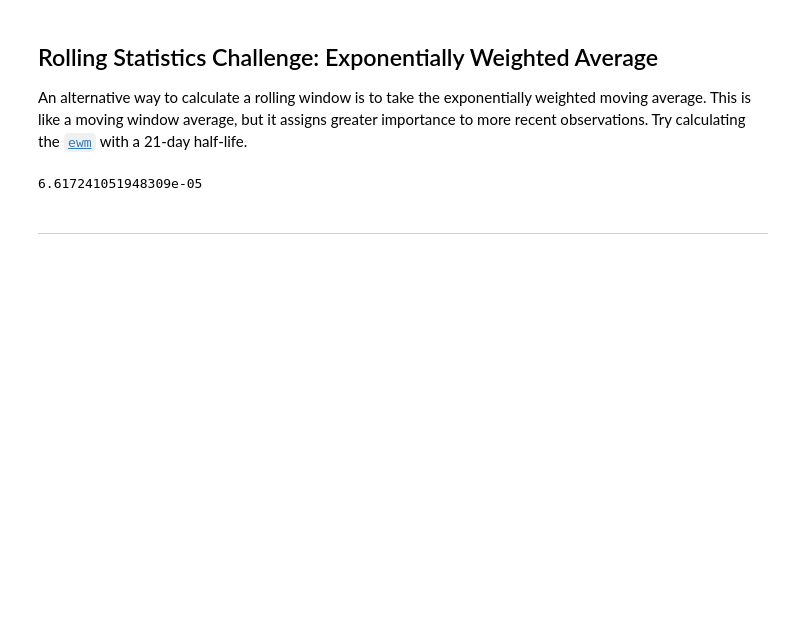
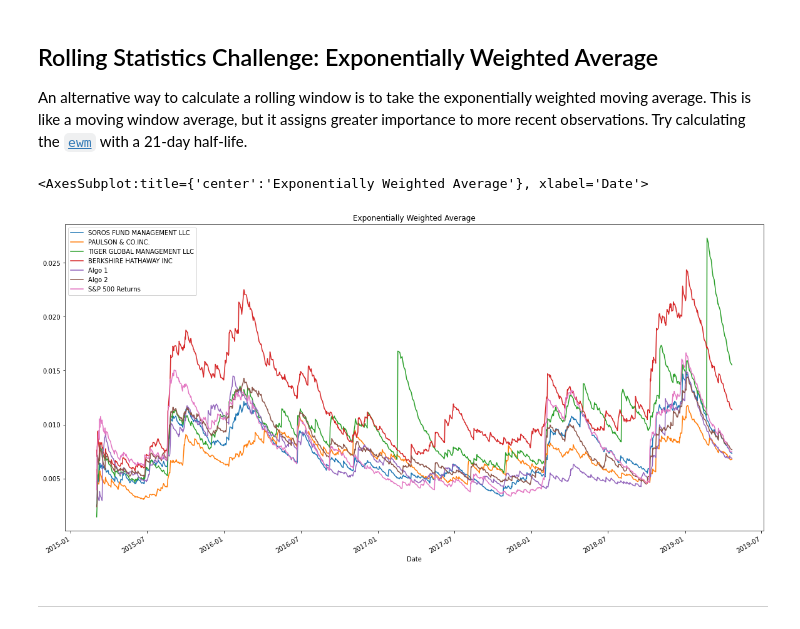
Before and after one commit to farmerplants/pandas-homework, a Jupyter notebook: whale_analysis.ipynb, the cells around one changed output. Drawn from its saved outputs; the diff is of its cells as text; code cells hidden in the pictures; blank space fills up the shorter version.

```diff
--- a/whale_analysis.ipynb
+++ b/whale_analysis.ipynb
@@ -374,9 +374,11 @@ berkshire_beta.plot(legend=(16,8), title = 'Soros Fund Rolling Beta')
 An alternative way to calculate a rolling window is to take the exponentially weighted moving average. This is like a moving window average, but it assigns greater importance to more recent observations. Try calculating the [`ewm`](https://pandas.pydata.org/pandas-docs/stable/reference/api/pandas.DataFrame.ewm.html) with a 21-day half-life.
 # %%
 # Use `ewm` to calculate the rolling window
-variance
+ewm = joined_df.ewm(halflife=21).std()
+ewm.plot(figsize=(20,10), title = 'Exponentially Weighted Average')
 # %% [output]
-6.617241051948309e-05
+<AxesSubplot:title={'center':'Exponentially Weighted Average'}, xlabel='Date'>
+[figure, added]
 # %% [markdown]
 ---
 # %% [markdown]
```
Also changed, not shown: parts of 7 cells of this notebook.
